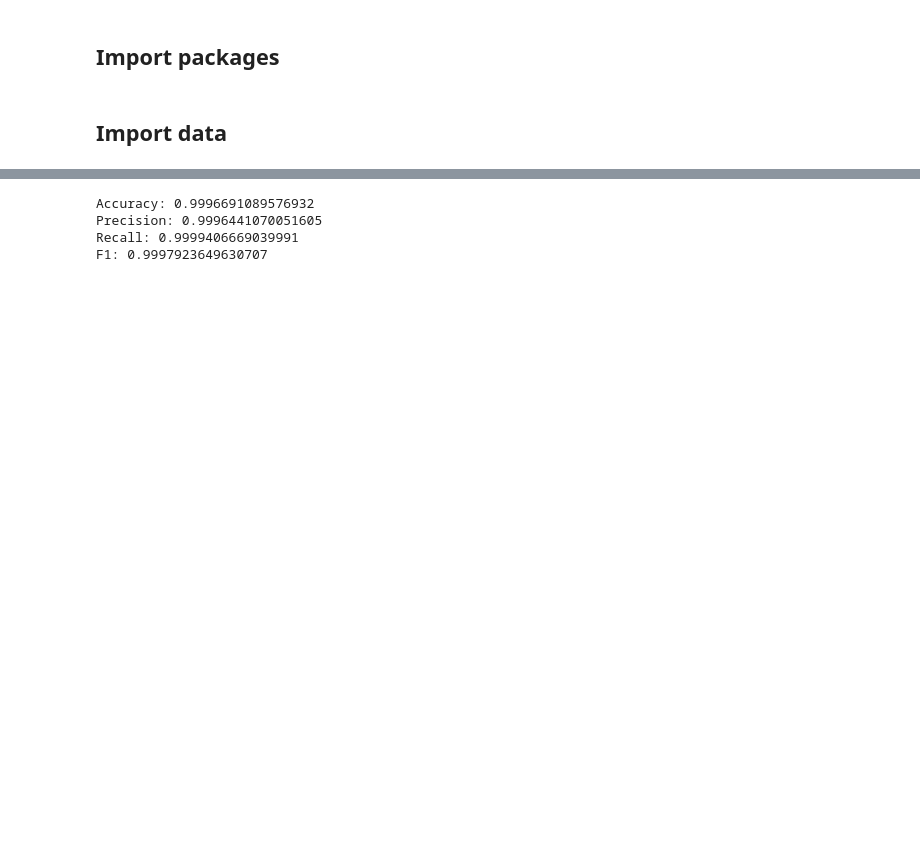
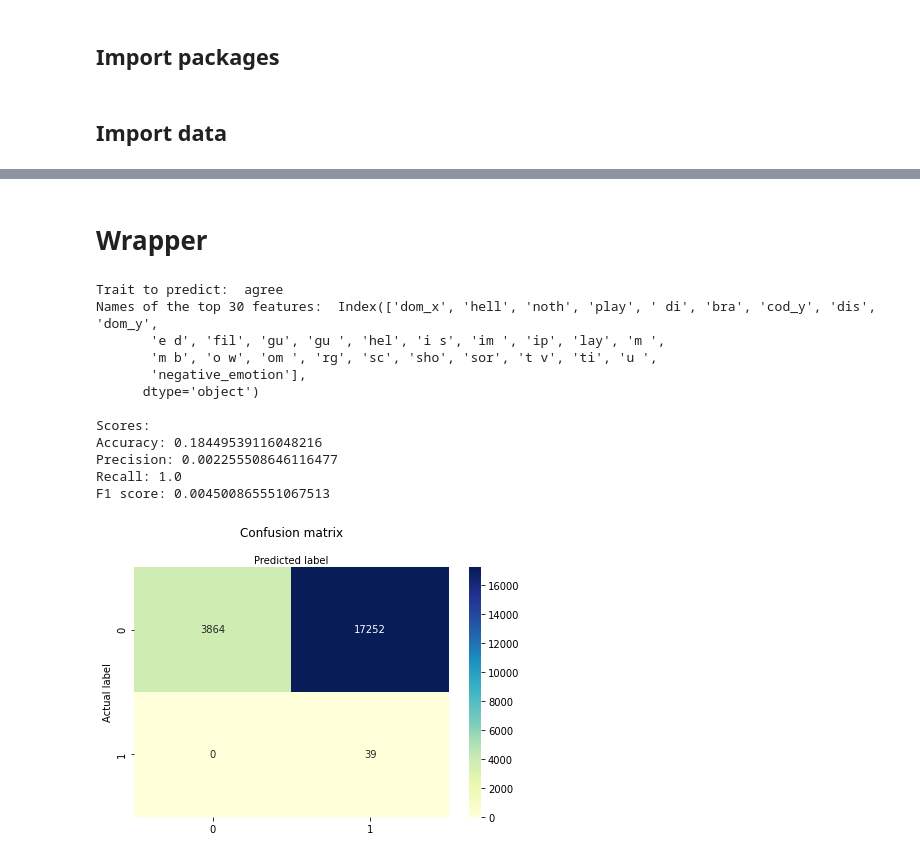
Before and after one commit to sophiasylvester/Big5-NLP, a Jupyter notebook: classifier.ipynb, the cells around one changed output, grey strips where cells are left out. Cells and saved outputs as stored; diff of their text form; code cells hidden in the pictures; blank space fills up the shorter version.

Commit message:
add feature selection and functionality to test all traits

```diff
--- a/classifier.ipynb
+++ b/classifier.ipynb
@@ -70,0 +116,9 @@ array([[ 4295,     6],
+# %%
+# get names of the features
+def get_names(pipeline):
+    features = pipeline.named_steps['feature_selection']
+    names = x.columns[features.get_support(indices=True)]
+    return names
+
+# names = get_names(logpipe)
+# print(names)
@@ -70,0 +127,15 @@ array([[ 4295,     6],
+# %%
+def scores(y_test, y_pred):
+
+    accuracy=metrics.accuracy_score(y_test, y_pred)
+    precision=metrics.precision_score(y_test, y_pred)
+    recall=metrics.recall_score(y_test, y_pred)
+    f_one=metrics.f1_score(y_test, y_pred)
+    return accuracy, precision, recall, f_one
+
+# accuracy, precision, recall, f_one = scores(y_test, y_pred)
+
+# print("Accuracy:",accuracy)
+# print("Precision:",precision)
+# print("Recall:",recall)
+# print("F1:",f_one)
@@ -88,10 +165,31 @@ Text(0.5, 257.44, 'Predicted label')
-# %%
-print("Accuracy:",metrics.accuracy_score(y_test, y_pred))
-print("Precision:",metrics.precision_score(y_test, y_pred))
-print("Recall:",metrics.recall_score(y_test, y_pred))
-print("F1:",metrics.f1_score(y_test, y_pred))
-# %% [output]
-Accuracy: 0.9996691089576932
-Precision: 0.9996441070051605
-Recall: 0.9999406669039991
-F1: 0.9997923649630707
+# %% [markdown]
+# Wrapper
+# %%
+def classify(df, trait_name, startnumber, plotting=True):
+    print("Trait to predict: ", trait_name)
+    x,y = trait(df, trait_name, startnumber)
+    x_train, x_test, y_train, y_test = train_test_split(x, y, test_size=0.25, random_state=0)
+    logpipe = create_pipeline('log')
+    y_pred=logpipe.predict(x_test)
+    names = get_names(logpipe)
+    print("Names of the top 30 features: ", names, "\n")
+    cnfmatrix = create_cnfmatrix(y_test, y_pred, plotting=True)
+    accuracy, precision, recall, f_one = scores(y_test, y_pred)
+    print("Scores:\nAccuracy:",accuracy, "\nPrecision:",precision, "\nRecall:",recall, "\nF1 score:",f_one)
+# %%
+# Agreeableness
+classify(df, "agree", 35, plotting=True)
+# %% [output]
+Trait to predict:  agree
+Names of the top 30 features:  Index(['dom_x', 'hell', 'noth', 'play', ' di', 'bra', 'cod_y', 'dis', 'dom_y',
+       'e d', 'fil', 'gu', 'gu ', 'hel', 'i s', 'im ', 'ip', 'lay', 'm ',
+       'm b', 'o w', 'om ', 'rg', 'sc', 'sho', 'sor', 't v', 'ti', 'u ',
+       'negative_emotion'],
+      dtype='object')
+
+Scores:
+Accuracy: 0.18449539116048216
+Precision: 0.002255508646116477
+Recall: 1.0
+F1 score: 0.004500865551067513
+[figure, added]
```
Also changed, not shown: parts of 19 cells of this notebook.
